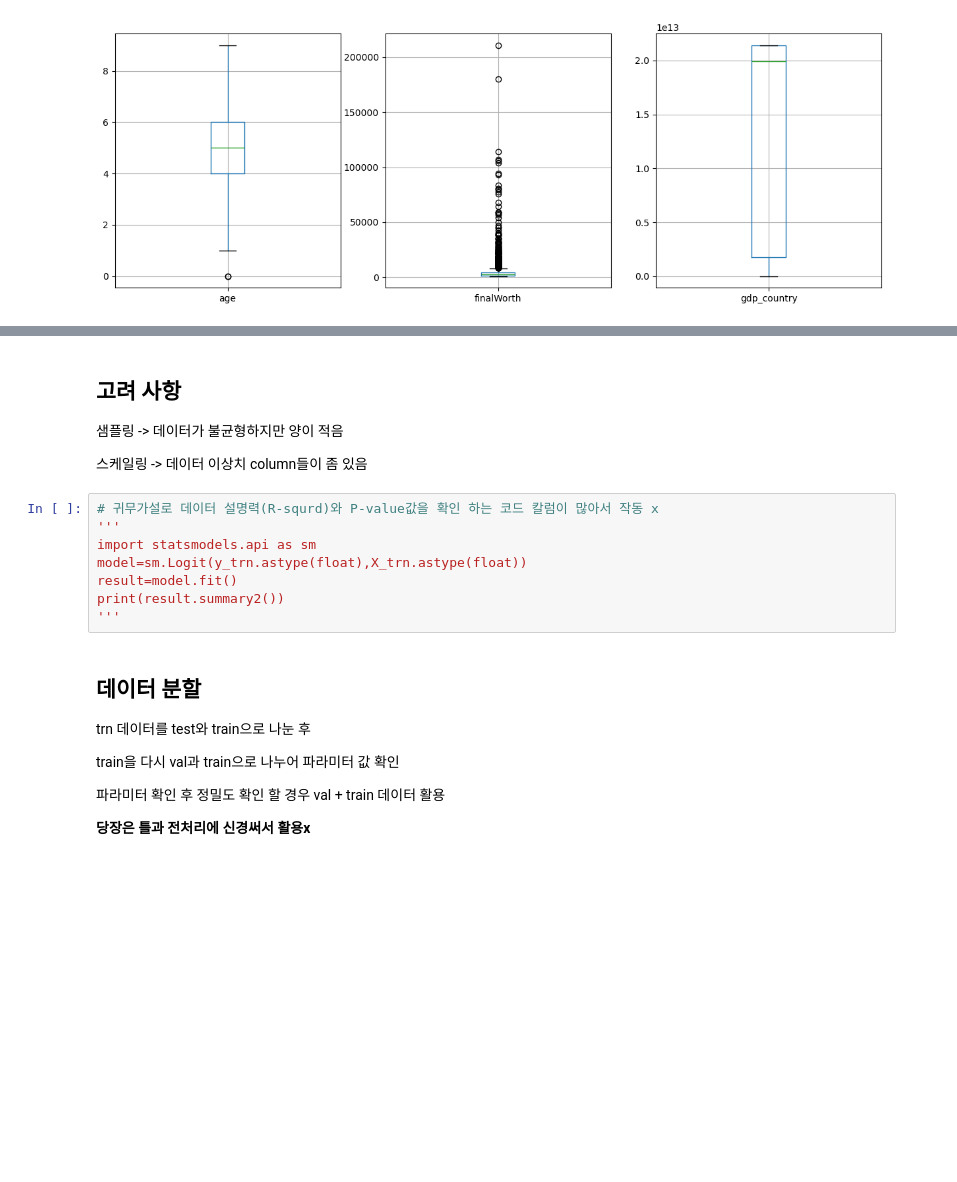
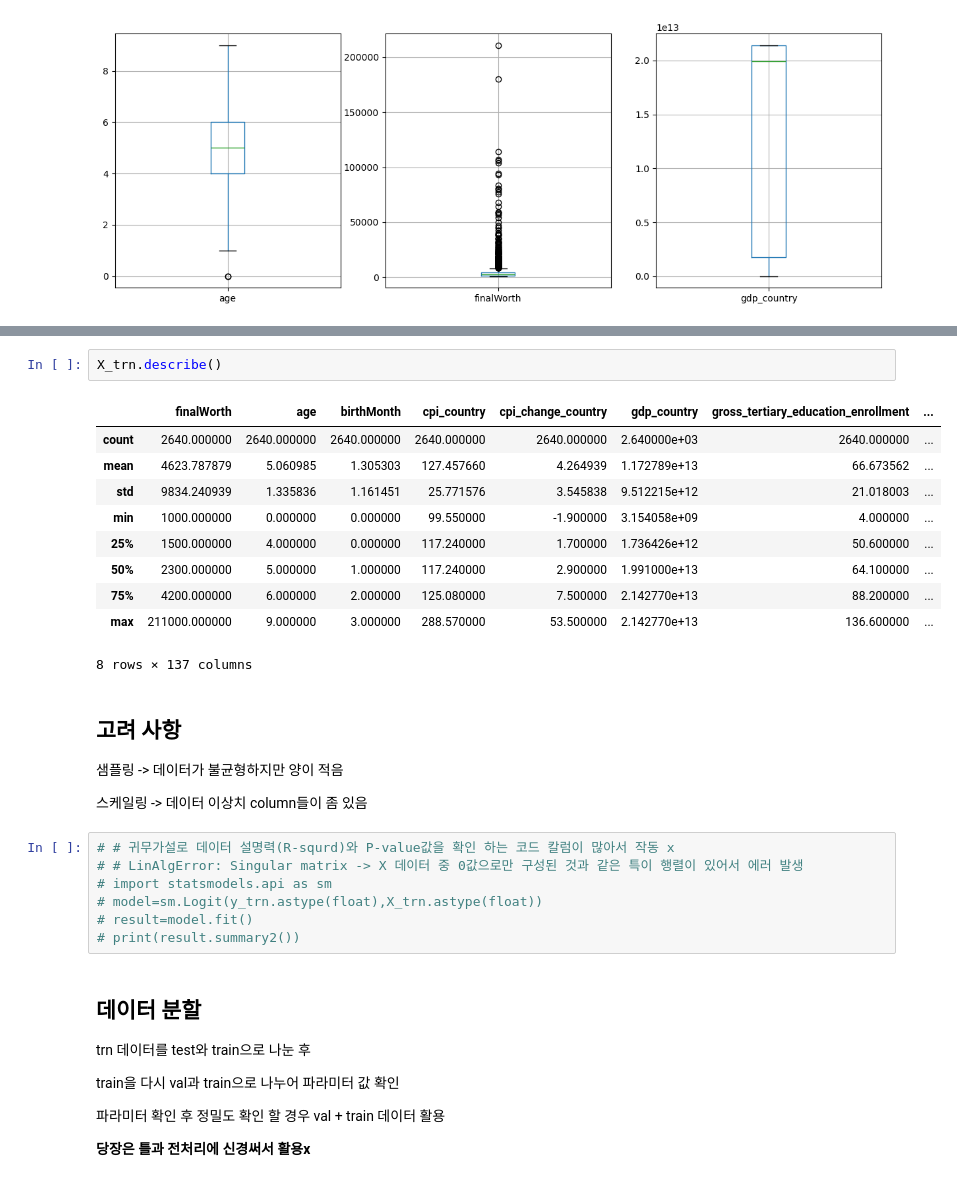
Before and after one commit to deeptudy/kaggle-billionaires_statistics, a Jupyter notebook: main.ipynb, the cells around one changed output, grey strips where cells are left out. Saved outputs shown, nothing was run; the diff lists cells and outputs as text; blank space fills up the shorter version.

```diff
--- a/main.ipynb
+++ b/main.ipynb
@@ -387,3 +432,16 @@ plt.show()
+# %%
+X_trn.describe()
+# %% [output]
+|  | finalWorth | age | birthMonth | cpi_country | cpi_change_country | gdp_country | gross_tertiary_education_enrollment | ... |
+| count | 2640.000000 | 2640.000000 | 2640.000000 | 2640.000000 | 2640.000000 | 2.640000e+03 | 2640.000000 | ... |
+| mean | 4623.787879 | 5.060985 | 1.305303 | 127.457660 | 4.264939 | 1.172789e+13 | 66.673562 | ... |
+| std | 9834.240939 | 1.335836 | 1.161451 | 25.771576 | 3.545838 | 9.512215e+12 | 21.018003 | ... |
+| min | 1000.000000 | 0.000000 | 0.000000 | 99.550000 | -1.900000 | 3.154058e+09 | 4.000000 | ... |
+| 25% | 1500.000000 | 4.000000 | 0.000000 | 117.240000 | 1.700000 | 1.736426e+12 | 50.600000 | ... |
+| 50% | 2300.000000 | 5.000000 | 1.000000 | 117.240000 | 2.900000 | 1.991000e+13 | 64.100000 | ... |
+| 75% | 4200.000000 | 6.000000 | 2.000000 | 125.080000 | 7.500000 | 2.142770e+13 | 88.200000 | ... |
+| max | 211000.000000 | 9.000000 | 3.000000 | 288.570000 | 53.500000 | 2.142770e+13 | 136.600000 | ... |
+8 rows × 137 columns
 # %% [markdown]
 ## 고려 사항
 
@@ -391,13 +449,12 @@ plt.show()
 
 스케일링 -> 데이터 이상치 column들이 좀 있음
 # %%
-# 귀무가설로 데이터 설명력(R-squrd)와 P-value값을 확인 하는 코드 칼럼이 많아서 작동 x
-'''
-import statsmodels.api as sm
-model=sm.Logit(y_trn.astype(float),X_trn.astype(float))
-result=model.fit()
-print(result.summary2())
-'''
+# # 귀무가설로 데이터 설명력(R-squrd)와 P-value값을 확인 하는 코드 칼럼이 많아서 작동 x
+# # LinAlgError: Singular matrix -> X 데이터 중 0값으로만 구성된 것과 같은 특이 행렬이 있어서 에러 발생
+# import statsmodels.api as sm
+# model=sm.Logit(y_trn.astype(float),X_trn.astype(float))
+# result=model.fit()
+# print(result.summary2())
 # %% [markdown]
 ## 데이터 분할
 
```
Also changed, not shown: parts of 18 cells of this notebook, 3 other files.
